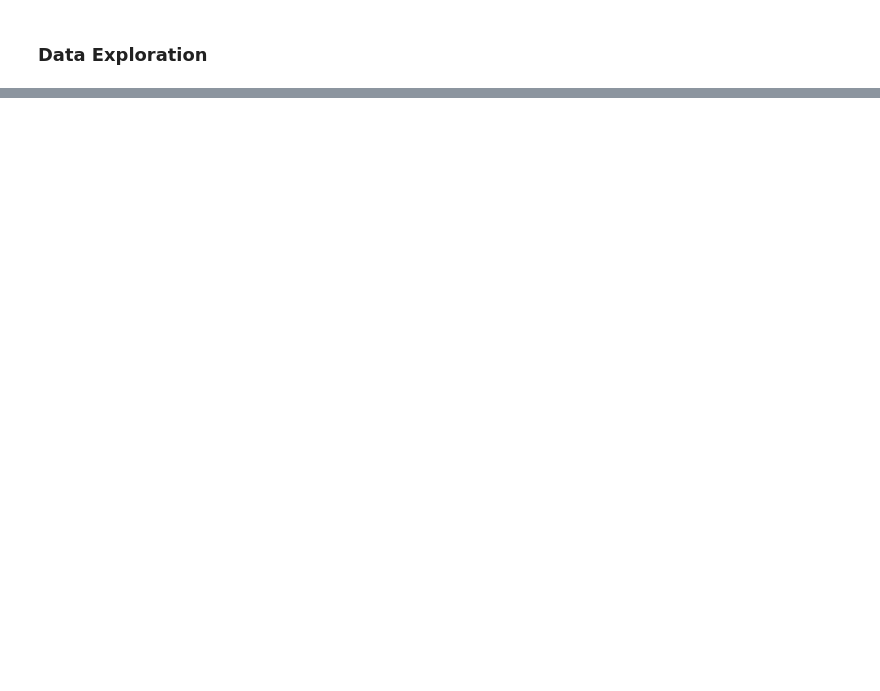
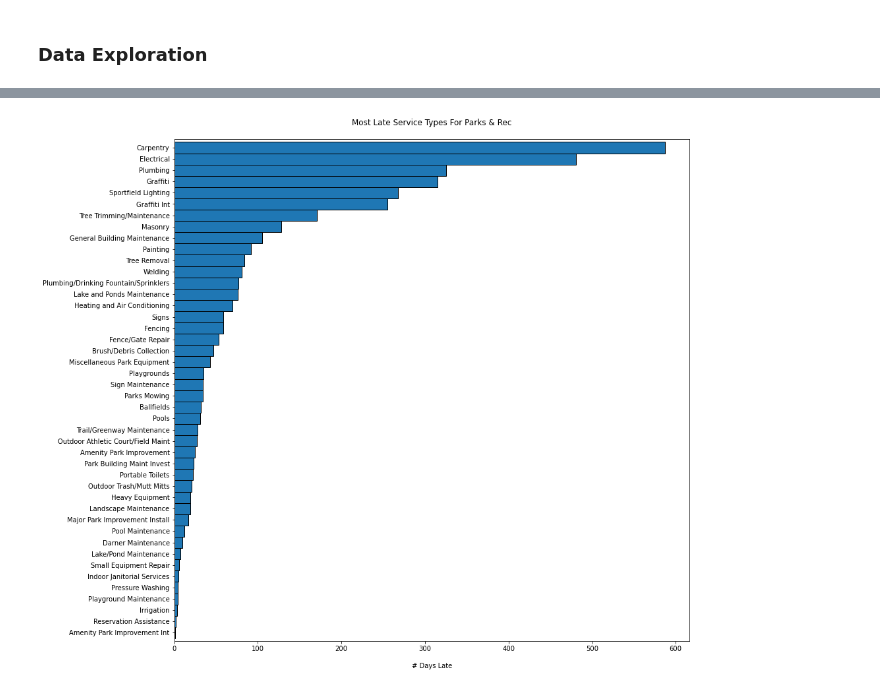
Before and after one commit to ForrestMccrosky/spark-exercises, a Jupyter notebook: spark_explore_exercise.ipynb, the cells around one changed output, grey strips where cells are left out. Saved outputs shown, nothing was run; the diff lists cells and outputs as text; code cells hidden in the pictures; blank space fills up the shorter version.

```diff
--- a/spark_explore_exercise.ipynb
+++ b/spark_explore_exercise.ipynb
@@ -197,0 +666,13 @@ case.show(1, False, True) ## <-- previewing our new dataframe
+# %%
+## making our pandas dataframe after filtering and grouping for the scope of the question
+
+q4 = (
+    case.where(case.department == 'Parks & Recreation')
+    .where(case.case_late == 'true')
+    .groupby('service_request_type')
+    .count()
+
+    ## converting to pandas
+    .toPandas().set_index('service_request_type')
+)
+q4.head(5) ## previewing pandas df
@@ -197,0 +687,13 @@ case.show(1, False, True) ## <-- previewing our new dataframe
+# %%
+## sorting the count column and using pandas bar to visualize the different
+## days late for each service from parks & rec
+
+q4.sort_values(by = 'count').plot.barh(width=1, edgecolor="black", figsize=(14, 14),
+                                      legend = False)
+
+plt.title("Most Late Service Types For Parks & Rec\n")
+plt.ylabel("")
+plt.xlabel("\n# Days Late")
+None
+# %% [output]
+[figure, added]
```
Also changed, not shown: parts of 57 cells of this notebook.
